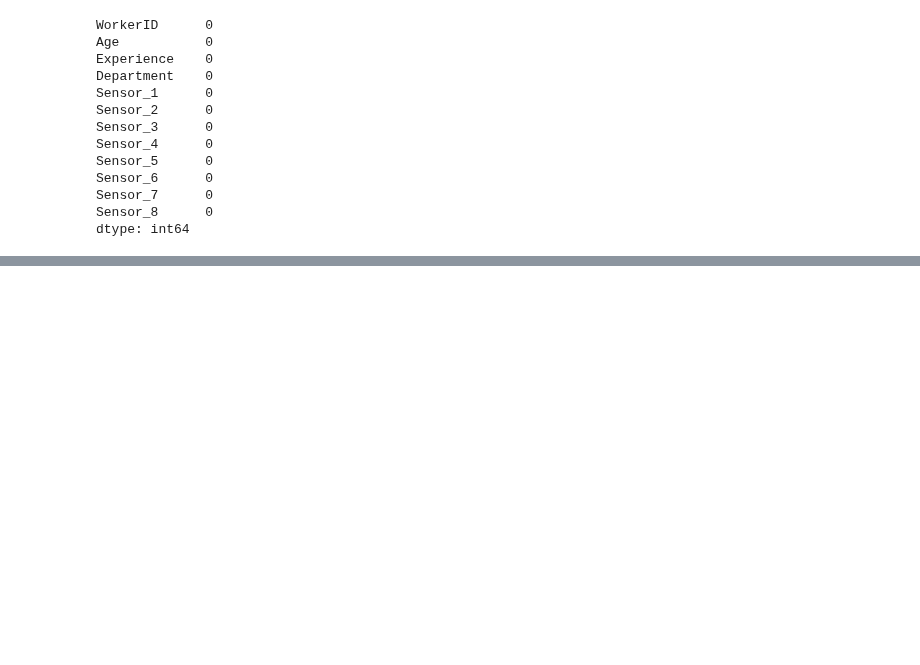
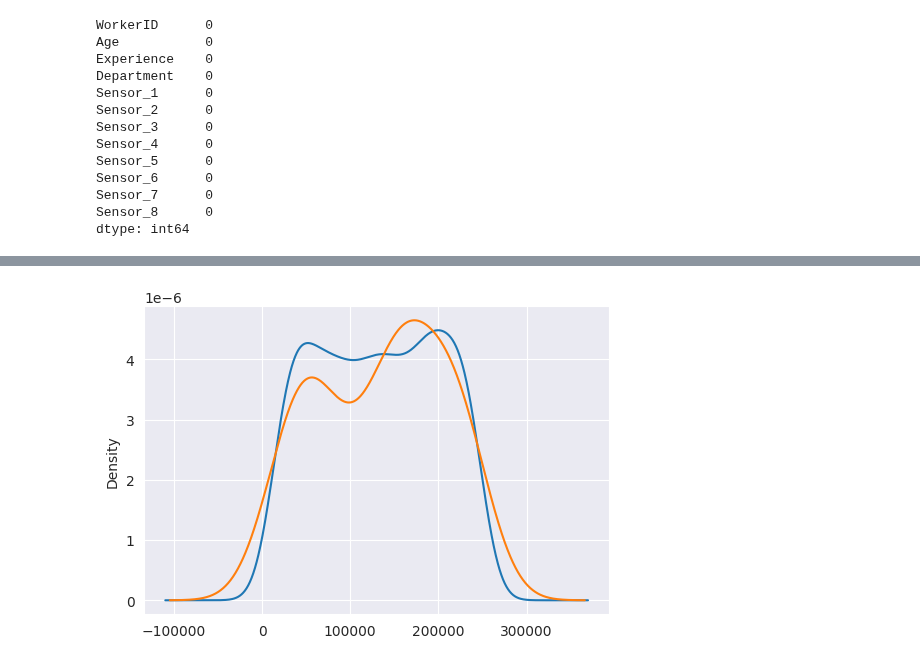
Before and after one commit to HammadAli08/Python-Toolbox, a Jupyter notebook: Data Filling.ipynb, the cells around one changed output, grey strips where cells are left out. Drawn from its saved outputs; the diff is of its cells as text; code cells hidden in the pictures; blank space fills up the shorter version.

```diff
--- a/Data Filling.ipynb
+++ b/Data Filling.ipynb
@@ -203,0 +209,2 @@ dtype: int64
+# %%
+DATA=pd.read_csv('car_data.csv')
@@ -203,0 +236,9 @@ dtype: int64
+# %%
+random=DATA['Odometer (KM)'].dropna().sample(DATA['Odometer (KM)'].isnull().sum(),random_state=0)
+# %%
+plt.figure(figsize = (6,4))
+DATA['Odometer (KM)'].plot(kind='kde',figsize=(6,4))
+random.plot(kind='kde',figsize=(6,4))
+plt.show()
+# %% [output]
+[figure, added]
```
Also changed, not shown: parts of 10 cells of this notebook, 2 other files.
